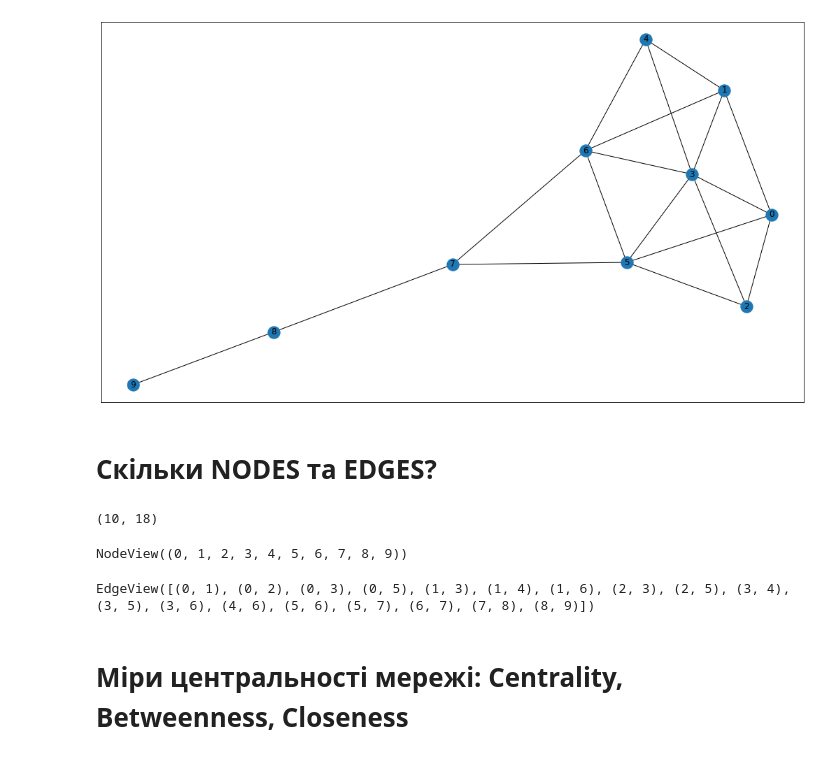
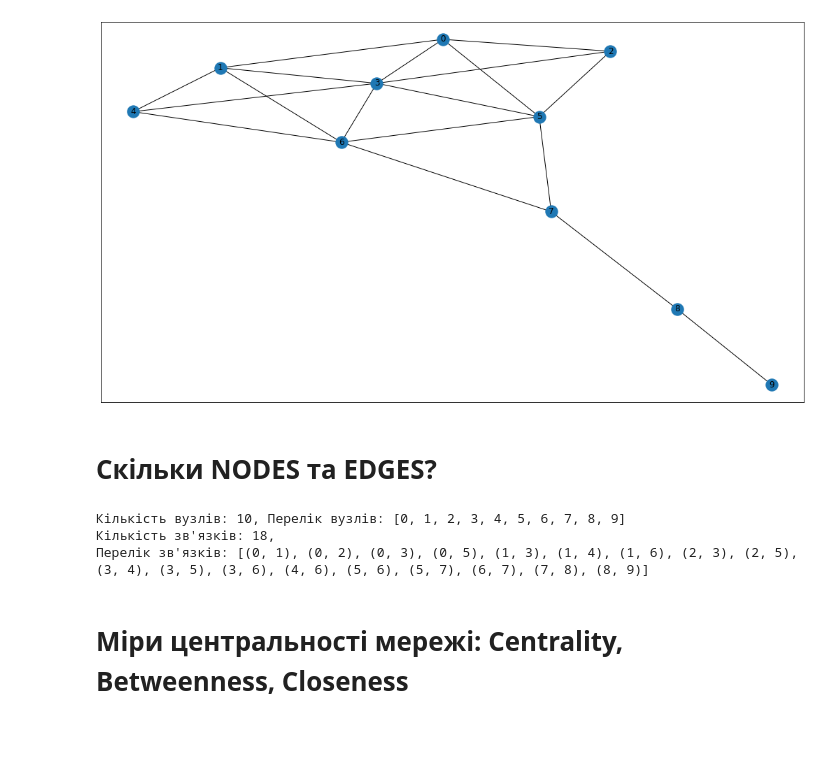
Before and after one commit to data-driven-research/networkx-class, a Jupyter notebook: network_centrality/illustration.ipynb, the cells around one changed output. Saved outputs shown, nothing was run; the diff lists cells and outputs as text; code cells hidden in the pictures.

```diff
--- a/network_centrality/illustration.ipynb
+++ b/network_centrality/illustration.ipynb
@@ -4,25 +22,21 @@ import networkx as nx
 # %%
 G = nx.krackhardt_kite_graph()
+pos = nx.spring_layout(G)
 # %%
 fig, ax = plt.subplots(1, 1, figsize=(18,10))
-nx.draw_networkx(G)
+nx.draw_networkx(G, pos)
 plt.show()
 # %% [output]
-[figure, old version]
+[figure, new version]
 # %% [markdown]
 # Скільки NODES та EDGES?
-# %%
-len(G.nodes()), len(G.edges())
-# %% [output]
-(10, 18)
-# %%
-G.nodes()
-# %% [output]
-NodeView((0, 1, 2, 3, 4, 5, 6, 7, 8, 9))
-# %%
-G.edges()
-# %% [output]
-EdgeView([(0, 1), (0, 2), (0, 3), (0, 5), (1, 3), (1, 4), (1, 6), (2, 3), (2, 5), (3, 4), (3, 5), (3, 6), (4, 6), (5, 6), (5, 7), (6, 7), (7, 8), (8, 9)])
+# %%
+print(f"Кількість вузлів: {len(G.nodes())}, Перелік вузлів: {G.nodes()}")
+print(f"Кількість зв'язків: {len(G.edges())}, \nПерелік зв'язків: {G.edges()}")
+# %% [output]
+Кількість вузлів: 10, Перелік вузлів: [0, 1, 2, 3, 4, 5, 6, 7, 8, 9]
+Кількість зв'язків: 18,
+Перелік зв'язків: [(0, 1), (0, 2), (0, 3), (0, 5), (1, 3), (1, 4), (1, 6), (2, 3), (2, 5), (3, 4), (3, 5), (3, 6), (4, 6), (5, 6), (5, 7), (6, 7), (7, 8), (8, 9)]
 # %% [markdown]
 # Міри центральності мережі: Centrality, Betweenness, Closeness
 # %%
```
Also changed, not shown: parts of 13 cells of this notebook.
